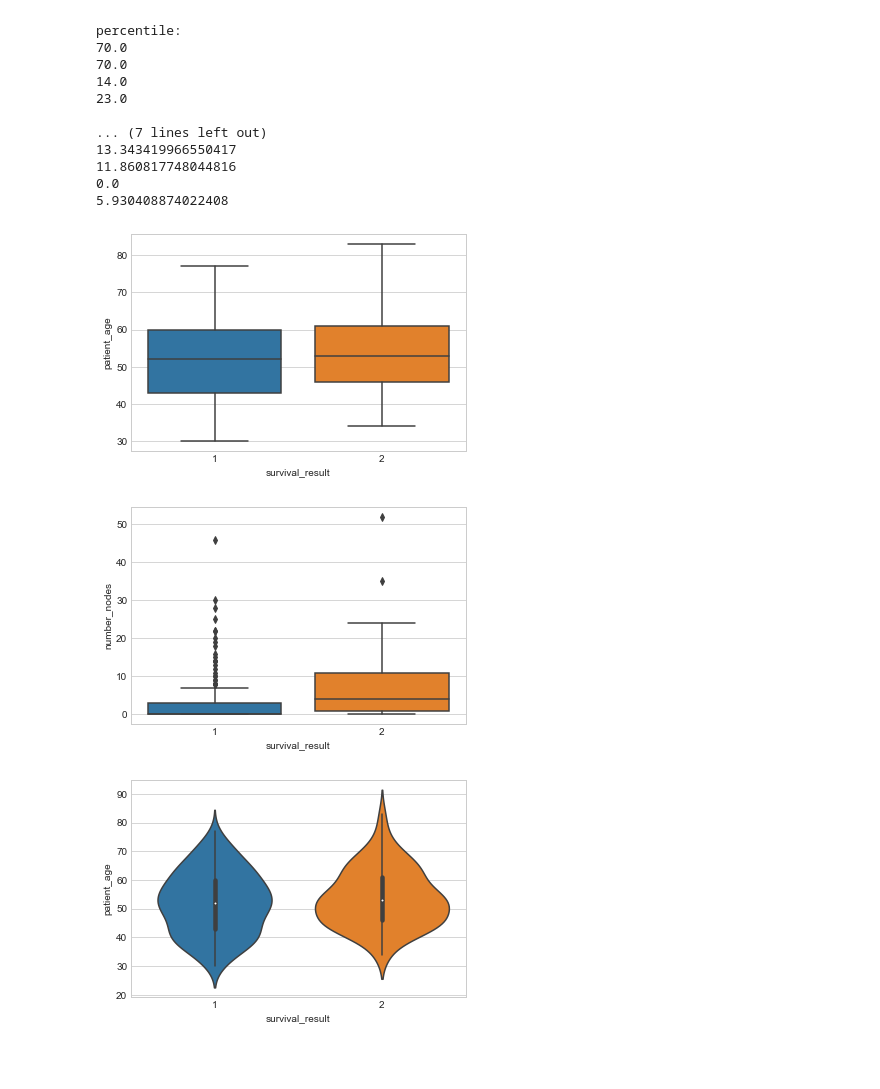
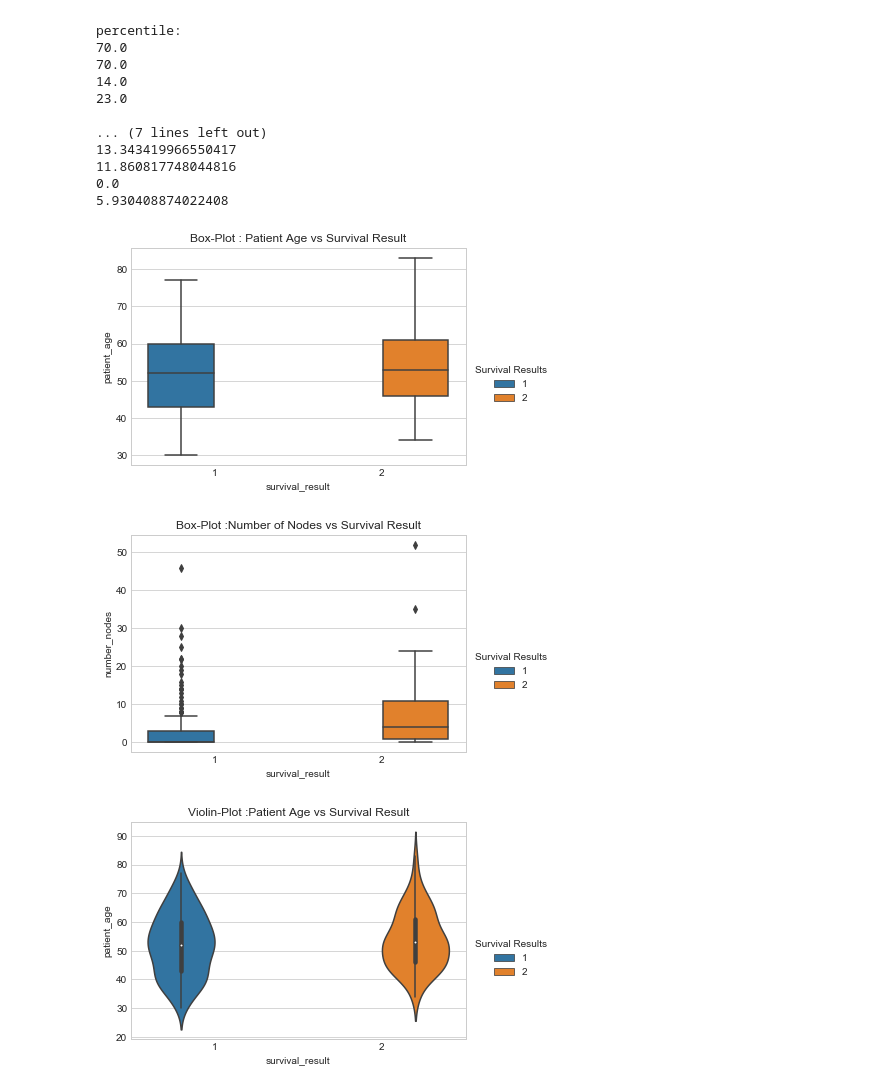
Before and after one commit to SaiRaj07/Exploratoty-Data-Analysis-on-Haberman, a Jupyter notebook: habermann_eda.ipynb, the cells around one changed output. Cells and saved outputs as stored; diff of their text form; code cells hidden in the pictures; blank space fills up the shorter version.

```diff
--- a/habermann_eda.ipynb
+++ b/habermann_eda.ipynb
@@ -371,19 +383,25 @@ percentile:
 # the outlier cases
 # %%
 #BoxPlots-Age
-sns.boxplot(x='survival_result',y='patient_age',data=hm)
+sns.boxplot(x='survival_result',y='patient_age',data=hm,hue='survival_result')
+plt.legend(bbox_to_anchor=(1, 0.5),title='Survival Results')
+plt.title('Box-Plot : Patient Age vs Survival Result')
 plt.show()
 # %% [output]
-[figure, old version]
+[figure, new version]
 # %%
 #BoxPlots-Nodes
-sns.boxplot(x='survival_result',y='number_nodes',data=hm)
+sns.boxplot(x='survival_result',y='number_nodes',hue='survival_result',data=hm)
+plt.legend(bbox_to_anchor=(1, 0.5),title='Survival Results')
+plt.title('Box-Plot :Number of Nodes vs Survival Result')
 plt.show()
 # %% [output]
-[figure, old version]
+[figure, new version]
 # %%
 #Violin plots
-sns.violinplot(x='survival_result',y='patient_age',data=hm)
+sns.violinplot(x='survival_result',y='patient_age',data=hm,hue='survival_result')
+plt.legend(bbox_to_anchor=(1, 0.5),title='Survival Results')
+plt.title('Violin-Plot :Patient Age vs Survival Result')
 plt.show()
 # %% [output]
-[figure, old version]
+[figure, new version]
```
Also changed, not shown: parts of 12 cells of this notebook.
